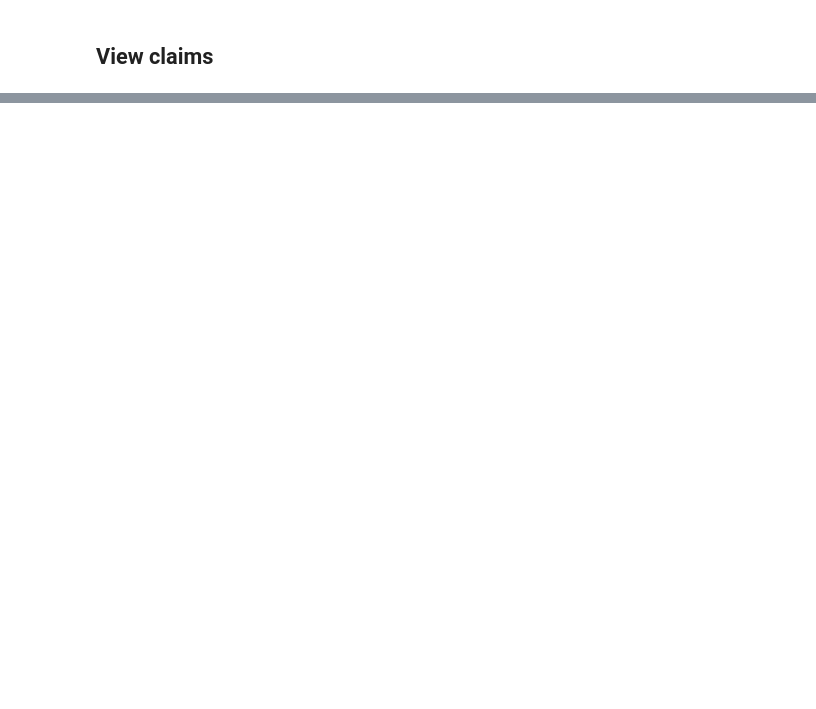
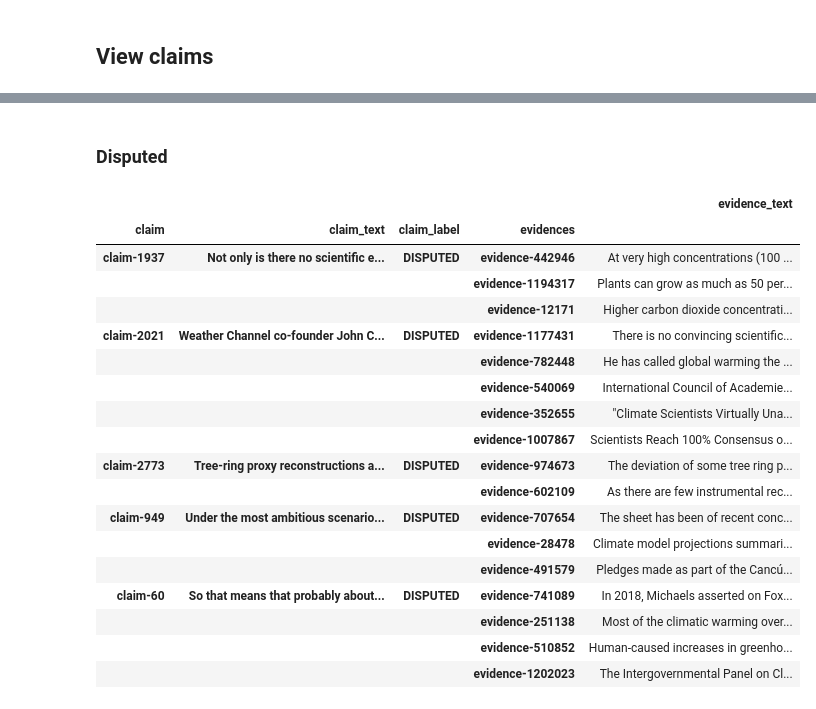
Before and after one commit to johnsonjzhou/comp90042-project, a Jupyter notebook: 01_discovery/claims_viewer.ipynb, the cells around one changed output, grey strips where cells are left out. Saved outputs shown, nothing was run; the diff lists cells and outputs as text; code cells hidden in the pictures; blank space fills up the shorter version.

```diff
--- a/01_discovery/claims_viewer.ipynb
+++ b/01_discovery/claims_viewer.ipynb
@@ -92,0 +97,29 @@ It has a duration of approximately 354.37 days.
+# %% [markdown]
+### Disputed
+# %%
+disputed_claims = train_claims.query(
+    """
+    claim_label == 'DISPUTED'
+    """
+)
+disputed_claims.loc[disputed_claims.index.get_level_values(0).unique()[:5]]
+# %% [output]
+|  |  |  |  | evidence_text |
+| claim | claim_text | claim_label | evidences |  |
+| claim-1937 | Not only is there no scientific e... | DISPUTED | evidence-442946 | At very high concentrations (100 ... |
+|  |  |  | evidence-1194317 | Plants can grow as much as 50 per... |
+|  |  |  | evidence-12171 | Higher carbon dioxide concentrati... |
+| claim-2021 | Weather Channel co-founder John C... | DISPUTED | evidence-1177431 | There is no convincing scientific... |
+|  |  |  | evidence-782448 | He has called global warming the ... |
+|  |  |  | evidence-540069 | International Council of Academie... |
+|  |  |  | evidence-352655 | "Climate Scientists Virtually Una... |
+|  |  |  | evidence-1007867 | Scientists Reach 100% Consensus o... |
+| claim-2773 | Tree-ring proxy reconstructions a... | DISPUTED | evidence-974673 | The deviation of some tree ring p... |
+|  |  |  | evidence-602109 | As there are few instrumental rec... |
+| claim-949 | Under the most ambitious scenario... | DISPUTED | evidence-707654 | The sheet has been of recent conc... |
+|  |  |  | evidence-28478 | Climate model projections summari... |
+|  |  |  | evidence-491579 | Pledges made as part of the Cancú... |
+| claim-60 | So that means that probably about... | DISPUTED | evidence-741089 | In 2018, Michaels asserted on Fox... |
+|  |  |  | evidence-251138 | Most of the climatic warming over... |
+|  |  |  | evidence-510852 | Human-caused increases in greenho... |
+|  |  |  | evidence-1202023 | The Intergovernmental Panel on Cl... |
```
Also changed, not shown: parts of 11 cells of this notebook, 1 other file.
